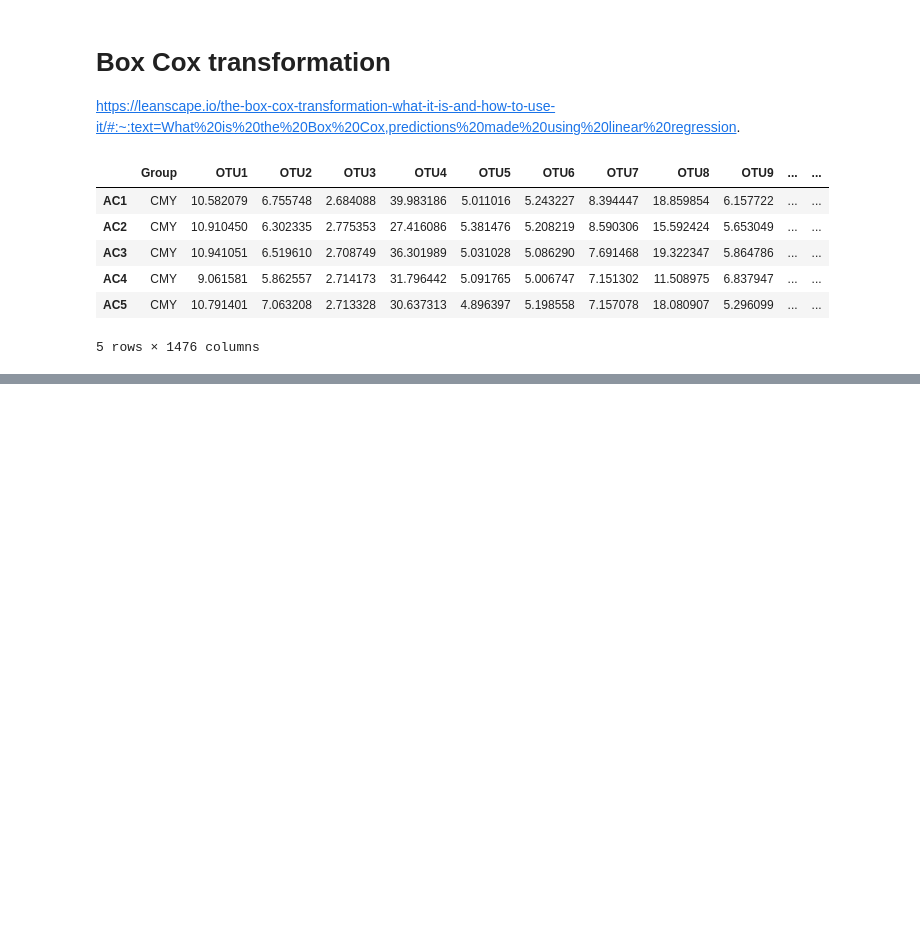
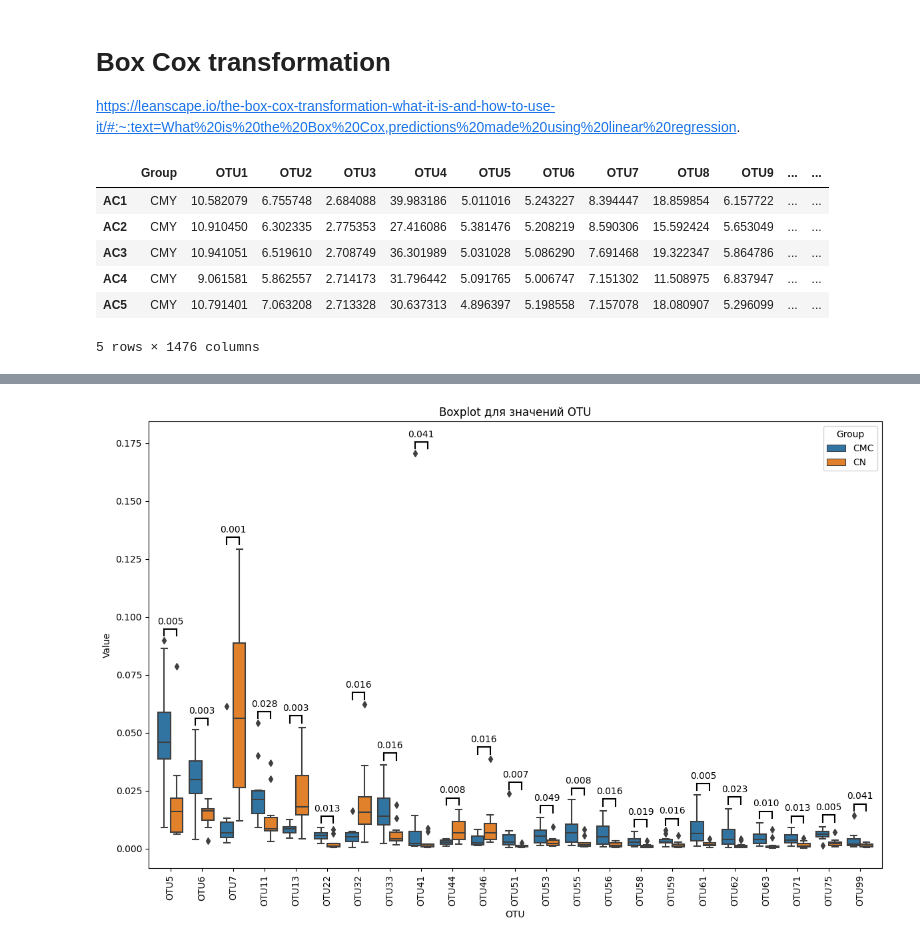
Before and after one commit to 100ika/rats27.07, a Jupyter notebook: OTU27.07.ipynb, the cells around one changed output, grey strips where cells are left out. Saved outputs shown, nothing was run; the diff lists cells and outputs as text; code cells hidden in the pictures; blank space fills up the shorter version.

```diff
--- a/OTU27.07.ipynb
+++ b/OTU27.07.ipynb
@@ -264,0 +189,3 @@ less_zero_five
+# %%
+merged_deleted_cmc_rel = relative_abundance(merged_deleted_cmc)
+merged_deleted_cmc_rel.head()
@@ -394,0 +243,16 @@ results
+# %%
+# Импортируем библиотеку pandas
+import pandas as pd
+
+# Сначала получим список всех OTU в merged_deleted_cmc_rel
+all_otus_in_merged = merged_deleted_cmc_rel.columns.to_list()
+
+# Затем получим список всех OTU в less_zero_five_transposed
+otus_in_less_zero_five_transposed = less_zero_five_transposed.columns.to_list()
+
+# Определим, какие OTU присутствуют в merged_deleted_cmc_rel, но отсутствуют в less_zero_five_transposed
+otus_to_drop = [otu for otu in all_otus_in_merged if otu not in otus_in_less_zero_five_transposed and otu != 'Group']
+
+# Теперь удалим эти столбцы из merged_deleted_cmc_rel
+merged_deleted_cmc_rel_dropped = merged_deleted_cmc_rel.drop(columns=otus_to_drop)
+merged_deleted_cmc_rel_dropped
@@ -394,0 +278,55 @@ results
+# %%
+import seaborn as sns
+import matplotlib.pyplot as plt
+import numpy as np
+
+# Преобразуем данные в длинный формат с помощью функции melt в pandas
+data_melt = merged_deleted_cmc_rel_dropped.melt(id_vars='Group', var_name='OTU', value_name='Value')
+
+# Фильтруем данные только для групп CN и CMC
+data_melt = data_melt[data_melt['Group'].isin(['CN', 'CMC'])]
+
+# Создаем boxplot
+plt.figure(figsize=(12, 8))
+ax = sns.boxplot(data=data_melt, x='OTU', y='Value', hue='Group')
+
+# Получаем значения p-value
+p_values = less_zero_five_transposed.loc['Kruskal_pvalue'].to_dict()
+
+# Находим максимальное значение y для каждого OTU
+y_max_values = data_melt.groupby('OTU')['Value'].max()
+
+# Выводим значения p-value и линии для групп 'CN' и 'CMC'
+for i, otu in enumerate(data_melt['OTU'].unique()):
+    p_value = p_values.get(otu, np.nan)
+
+    # Если p_value является NaN, продолжаем
+    if np.isnan(p_value):
+        continue
+
+    y_max = y_max_values[otu]
+    height = 0.005
+    ax.annotate(f'{p_value:.3f}', xy=(i, y_max + height), xytext=(0, 3),
+                textcoords="offset points", ha='center', va='bottom', fontsize=10)
+
+    # Добавляем вертикальные линии
+
+    x1 = i - 0.2
+    x2 = i + 0.2
+    line_color = 'black'
+    line_width = 1.5
+    y_line = y_max + height  # Y-координата горизонтальной линии
+    ax.plot([x1, x1], [y_max+.002, y_line], color=line_color, lw=line_width)
+    ax.plot([x2, x2], [y_max+.002, y_line], color=line_color, lw=line_width)
+    ax.plot([x1, x2], [y_line, y_line], color=line_color, lw=line_width)  # Горизонтальная линия
+
+
+
+# Показываем график
+plt.title('Boxplot для значений OTU')
+plt.xticks(rotation=90)
+plt.tight_layout()
+plt.savefig('figures/realtive_ab/seaborn_boxplot.pdf', bbox_inches = 'tight')
+plt.show()
+# %% [output]
+[figure, added]
```
Also changed, not shown: parts of 19 cells of this notebook, 9 other files.
